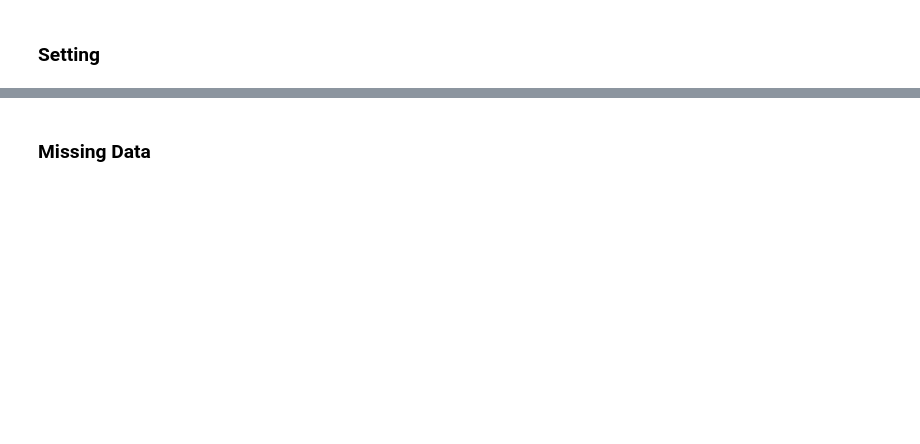
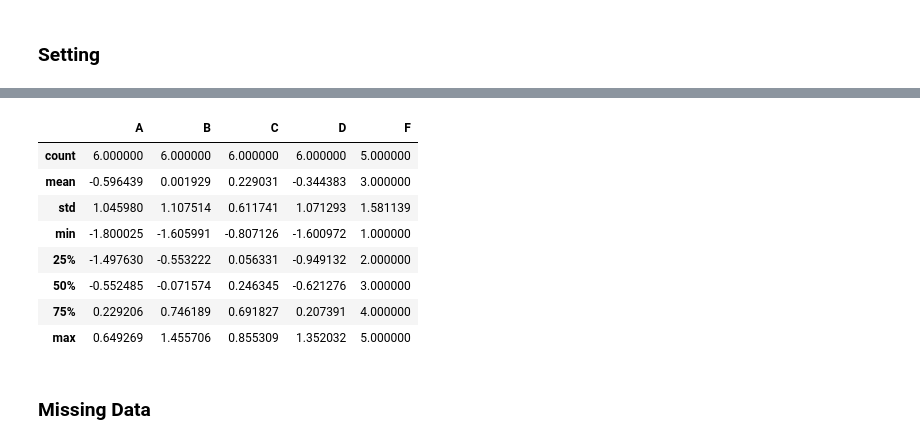
Before and after one commit to jnmbloem/Hans01, a Jupyter notebook: lessons/lesson-02/code/numpy-and-pandas.ipynb, the cells around one changed output, grey strips where cells are left out. Drawn from its saved outputs; the diff is of its cells as text; code cells hidden in the pictures; blank space fills up the shorter version.

```diff
--- a/lessons/lesson-02/code/numpy-and-pandas.ipynb
+++ b/lessons/lesson-02/code/numpy-and-pandas.ipynb
@@ -220,7 +338,17 @@ NameError: name 's1' is not defined
 # %%
 df['F'] = s1
 # %%
-df
+df.describe()
+# %% [output]
+|  | A | B | C | D | F |
+| count | 6.000000 | 6.000000 | 6.000000 | 6.000000 | 5.000000 |
+| mean | -0.596439 | 0.001929 | 0.229031 | -0.344383 | 3.000000 |
+| std | 1.045980 | 1.107514 | 0.611741 | 1.071293 | 1.581139 |
+| min | -1.800025 | -1.605991 | -0.807126 | -1.600972 | 1.000000 |
+| 25% | -1.497630 | -0.553222 | 0.056331 | -0.949132 | 2.000000 |
+| 50% | -0.552485 | -0.071574 | 0.246345 | -0.621276 | 3.000000 |
+| 75% | 0.229206 | 0.746189 | 0.691827 | 0.207391 | 4.000000 |
+| max | 0.649269 | 1.455706 | 0.855309 | 1.352032 | 5.000000 |
 # %% [markdown]
 ### Missing Data
 # %%
```
Also changed, not shown: parts of 33 cells of this notebook, 1 other file.
